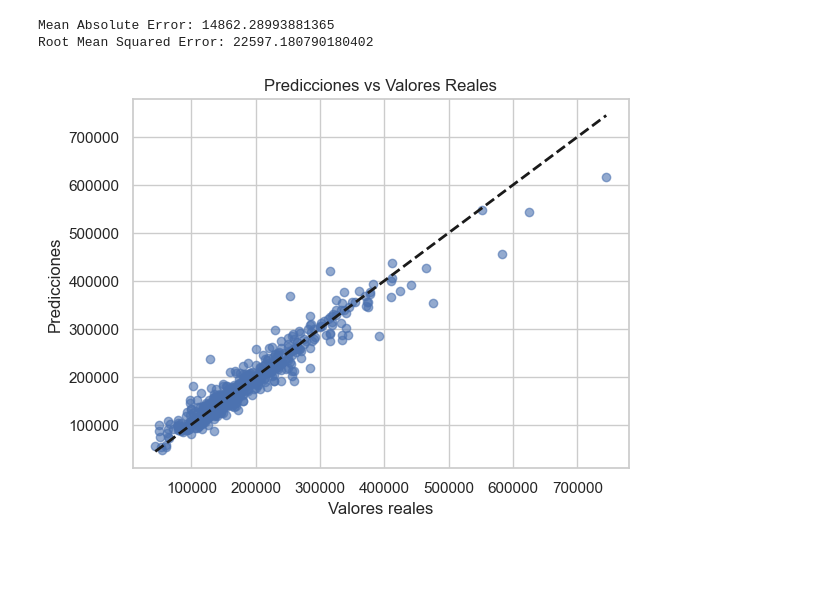
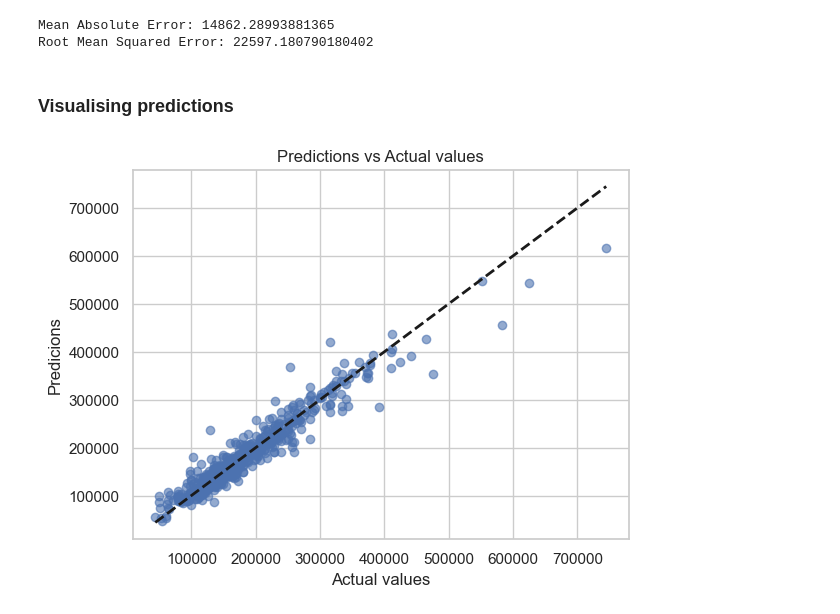
Before and after one commit to HernanRochon664/Proyectos-ML, a Jupyter notebook: house-prices/Housing-prices-predictions.ipynb, the cells around one changed output. Cells and saved outputs as stored; diff of their text form; code cells hidden in the pictures; blank space fills up the shorter version.

```diff
--- a/house-prices/Housing-prices-predictions.ipynb
+++ b/house-prices/Housing-prices-predictions.ipynb
@@ -567,12 +567,14 @@ test_metrics(y_test, y_pred_gbr)
 # %% [output]
 Mean Absolute Error: 14862.28993881365
 Root Mean Squared Error: 22597.180790180402
+# %% [markdown]
+### Visualising predictions
 # %%
 plt.scatter(y_test, y_pred_gbr, alpha=0.6)
 plt.plot([y_test.min(), y_test.max()], [y_test.min(), y_test.max()], 'k--', lw=2)
-plt.xlabel("Valores reales")
-plt.ylabel("Predicciones")
-plt.title("Predicciones vs Valores Reales")
+plt.xlabel("Actual values")
+plt.ylabel("Predicions")
+plt.title("Predictions vs Actual values")
 plt.show()
 # %% [output]
-[figure, old version]
+[figure, new version]
```
Also changed, not shown: parts of 7 cells of this notebook.
